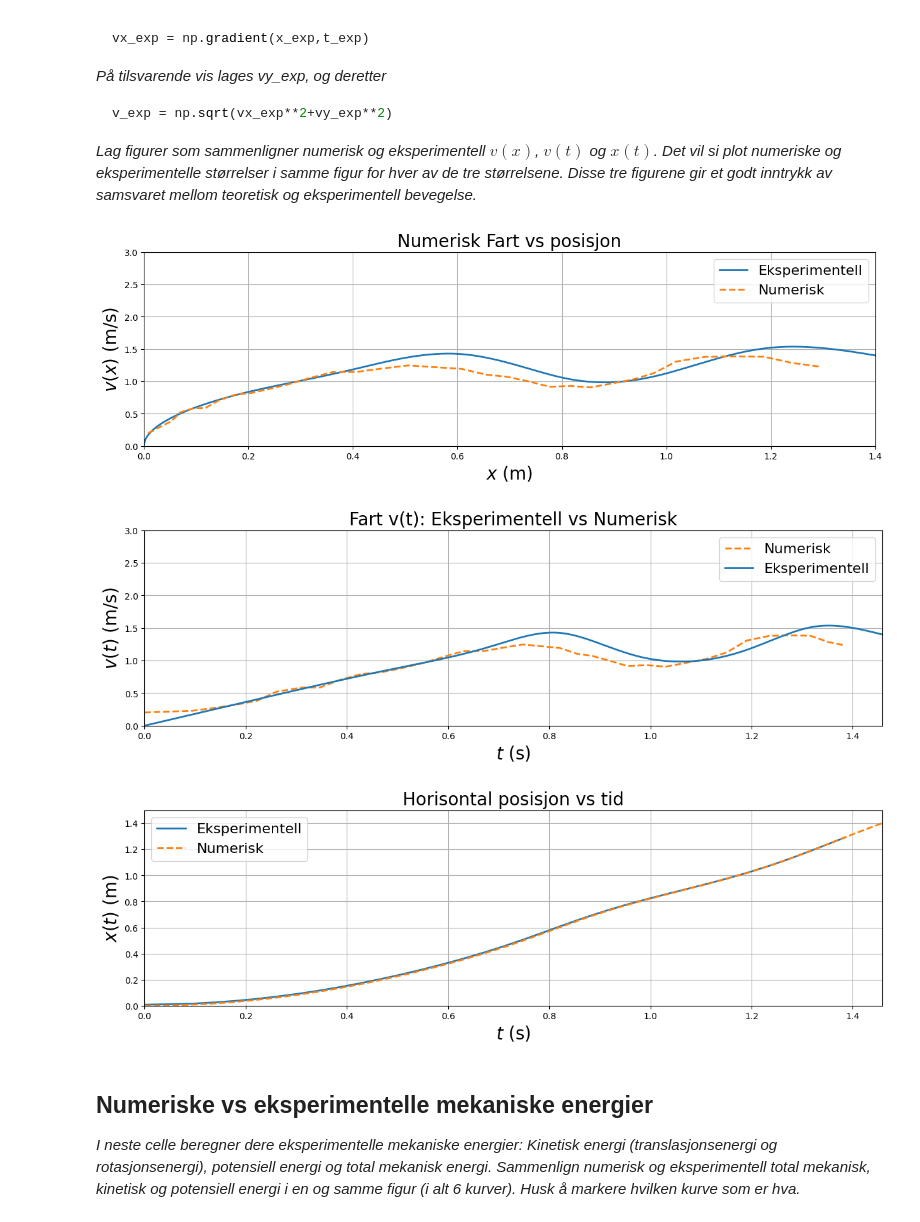
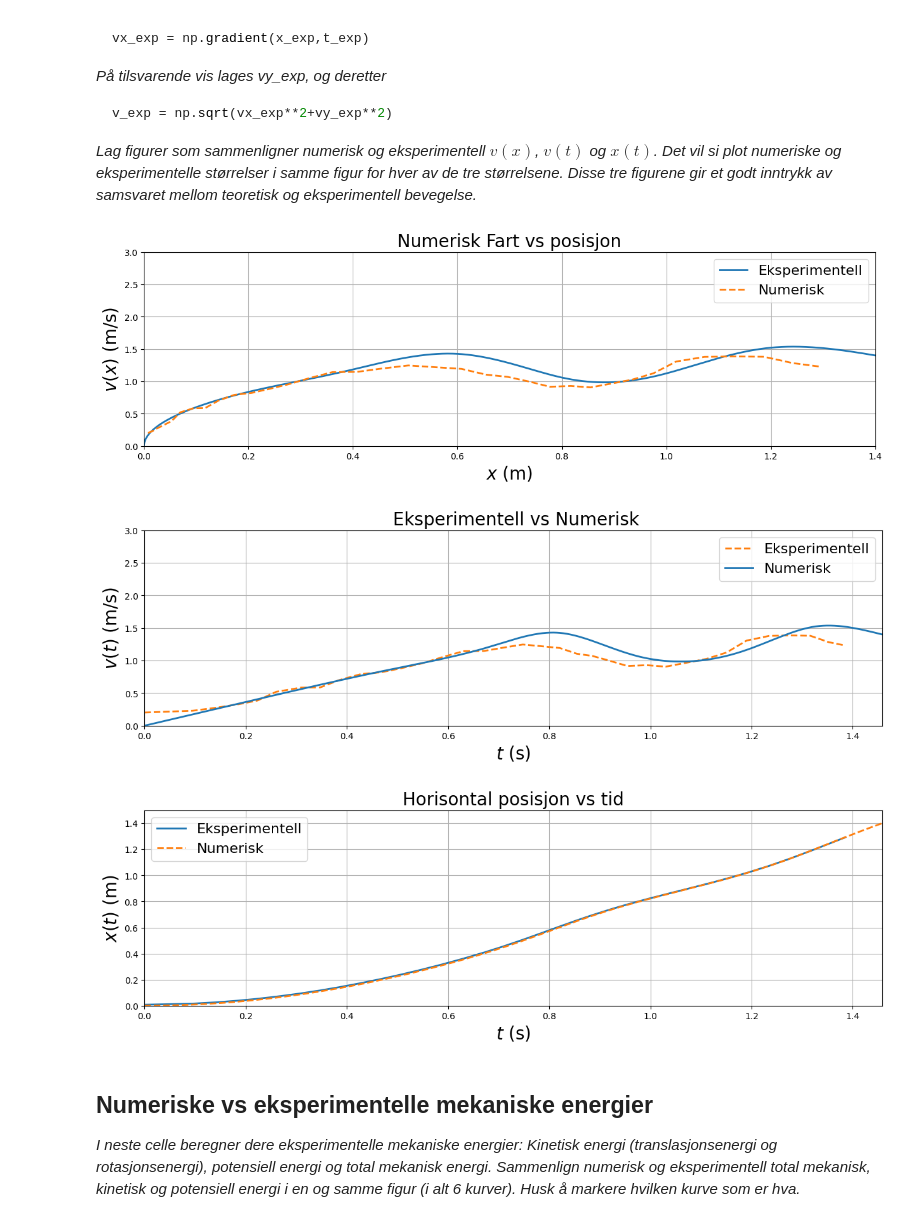
Before and after one commit to peroye/Fysikklab, a Jupyter notebook: notebook_mal_H25.ipynb, the cells around one changed output. Drawn from its saved outputs; the diff is of its cells as text; code cells hidden in the pictures.

```diff
--- a/notebook_mal_H25.ipynb
+++ b/notebook_mal_H25.ipynb
@@ -395,37 +392,37 @@ plt.grid()
 plt.legend(fontsize=16)
 plt.show()
 
 
 
 
 #plot v(t)
 plt.figure(figsize=(15,4))
-plt.plot(t_vec(x_exp), v_exp(x_exp), label='Numerisk', color='tab:orange', linestyle='--', linewidth=2)
-plt.plot(t_vec(x), v(x), label='Eksperimentell', color='tab:blue', linewidth=2)
-plt.title('Fart v(t): Eksperimentell vs Numerisk', fontsize=20)
+plt.plot(t_vec(x_exp), v_exp(x_exp), label='Eksperimentell', color='tab:orange', linestyle='--', linewidth=2)
+plt.plot(t_vec(x), v(x), label='Numerisk', color='tab:blue', linewidth=2)
+plt.title(' Eksperimentell vs Numerisk', fontsize=20)
 plt.xlabel('$t$ (s)', fontsize=20)
 plt.ylabel('$v(t)$ (m/s)', fontsize=20)
 plt.ylim(0,3)
 plt.xlim(0, max(t(x_exp), t(x)))
 plt.grid(True)
 plt.legend(fontsize=16)
 plt.show()
 
 #plot x(t)
 plt.figure(figsize=(15,4))
 plt.plot(t_vec(x_exp),x_exp, label='Eksperimentell', color='tab:blue', linewidth=2)
 plt.plot(t_vec(x), x, label='Numerisk', color='tab:orange', linestyle='--', linewidth=2)
 plt.title('Horisontal posisjon vs tid',fontsize=20)
 plt.xlabel('$t$ (s)',fontsize=20)
 plt.ylabel('$x(t)$ (m)',fontsize=20)
 plt.ylim(0,1.5)
 plt.xlim(0,t(x))
 plt.grid()
 plt.legend(fontsize=16)
 plt.show()
 # %% [output]
 [figure]
-[figure, old version]
+[figure, new version]
 [figure]
 # %% [markdown]
 ## Numeriske vs eksperimentelle mekaniske energier
```
Also changed, not shown: parts of 4 cells of this notebook.
